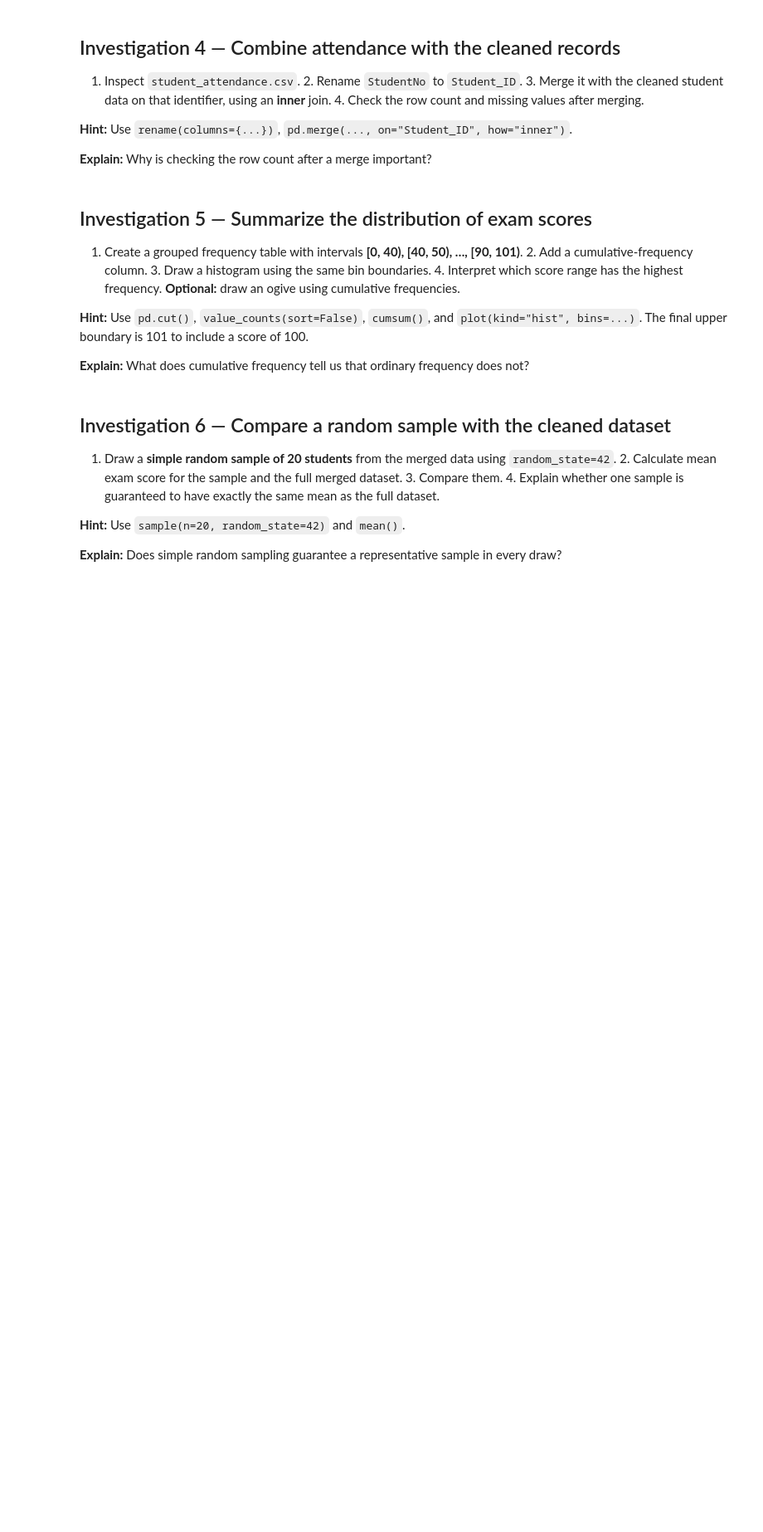
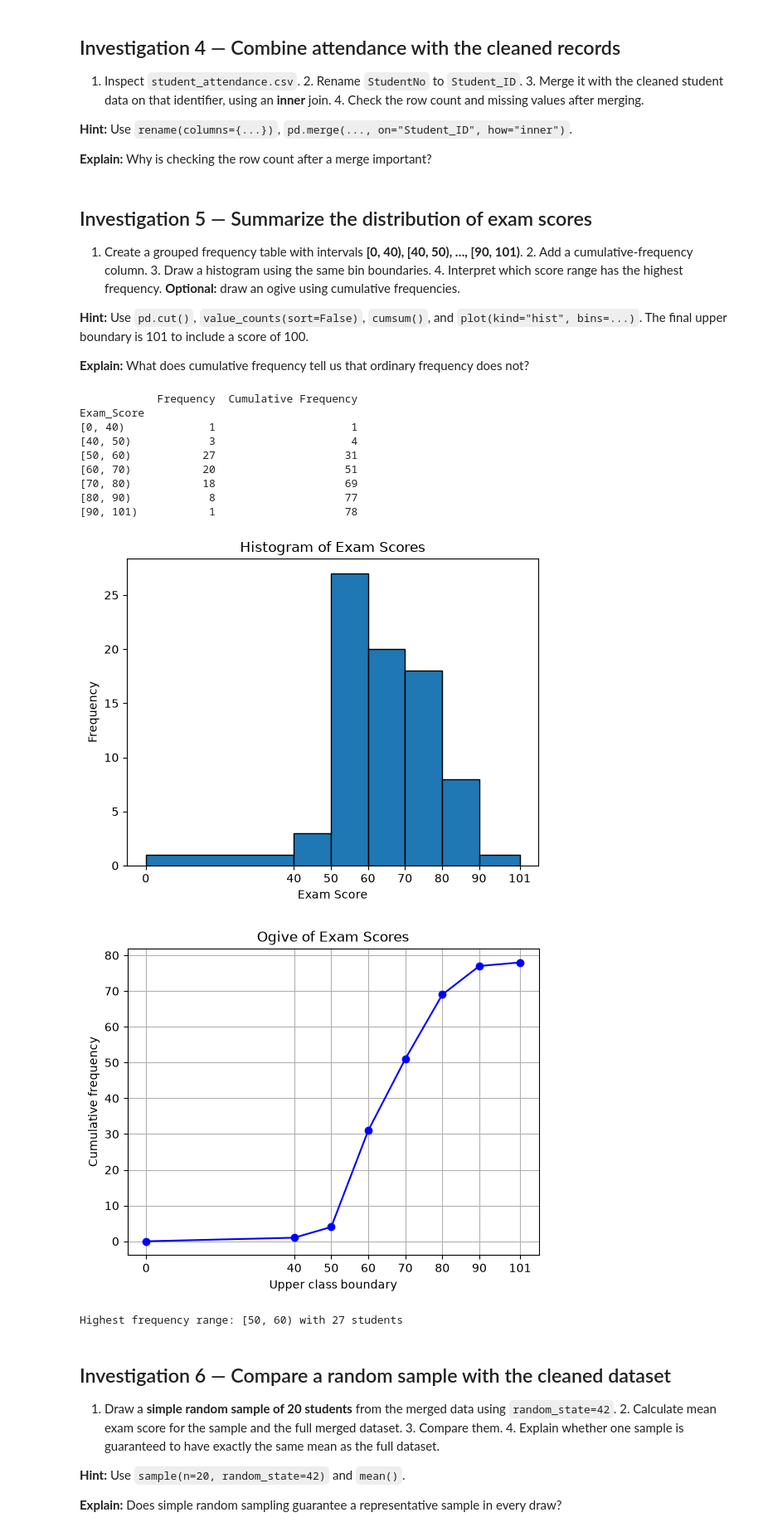
Before and after one commit to Abdullah-AlShamsi/Data-Analysis-and-Visualization, a Jupyter notebook: lab4-mini_project3/MiniProject3_StudentID.ipynb, the cells around one changed output. Shown at 83% size. Cells and saved outputs as stored; diff of their text form; code cells hidden in the pictures; blank space fills up the shorter version.

Commit message:
Add exam score frequency table, histogram, and ogive

```diff
--- a/lab4-mini_project3/MiniProject3_StudentID.ipynb
+++ b/lab4-mini_project3/MiniProject3_StudentID.ipynb
@@ -244,7 +244,42 @@ Remaining rows: 78
 
 **Explain:** What does cumulative frequency tell us that ordinary frequency does not?
 # %%
-# === Write your answer here: ===
+bins = [0, 40, 50, 60, 70, 80, 90, 101]
+
+score_groups = pd.cut(students["Exam_Score"], bins=bins, right=False)
+freq = score_groups.value_counts(sort=False)
+
+freq_table = pd.DataFrame({"Frequency": freq, "Cumulative Frequency": freq.cumsum()})
+print(freq_table)
+
+students["Exam_Score"].plot(kind="hist", bins=bins, edgecolor="black", title="Histogram of Exam Scores")
+plt.xlabel("Exam Score")
+plt.ylabel("Frequency")
+plt.xticks(bins)
+plt.show()
+
+plt.plot([bins[0]] + bins[1:], [0] + list(freq.cumsum()), marker="o", color="b")
+plt.title("Ogive of Exam Scores")
+plt.xlabel("Upper class boundary")
+plt.ylabel("Cumulative frequency")
+plt.xticks(bins)
+plt.grid()
+plt.show()
+
+print("Highest frequency range:", freq.idxmax(), "with", freq.max(), "students")
+# %% [output]
+            Frequency  Cumulative Frequency
+Exam_Score
+[0, 40)             1                     1
+[40, 50)            3                     4
+[50, 60)           27                    31
+[60, 70)           20                    51
+[70, 80)           18                    69
+[80, 90)            8                    77
+[90, 101)           1                    78
+[figure, added]
+[figure, added]
+Highest frequency range: [50, 60) with 27 students
 # %% [markdown]
 ## Investigation 6 — Compare a random sample with the cleaned dataset
 1. Draw a **simple random sample of 20 students** from the merged data using `random_state=42`. 2. Calculate mean exam score for the sample and the full merged dataset. 3. Compare them. 4. Explain whether one sample is guaranteed to have exactly the same mean as the full dataset.
```
